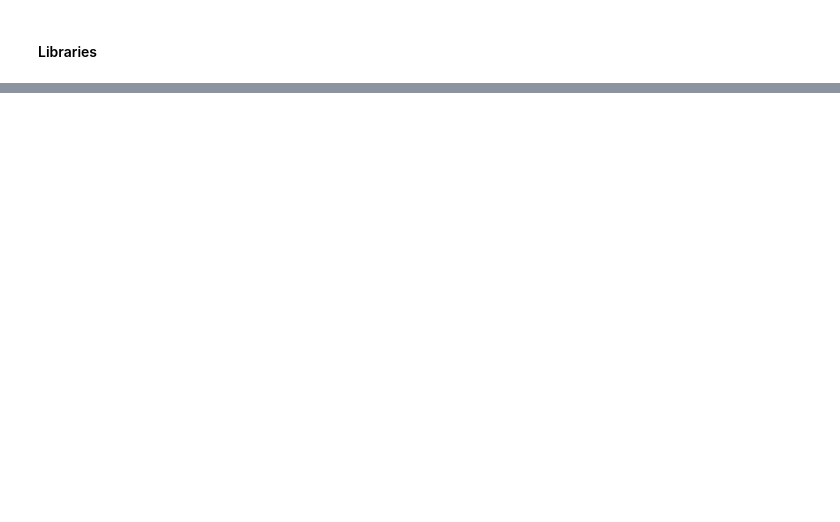
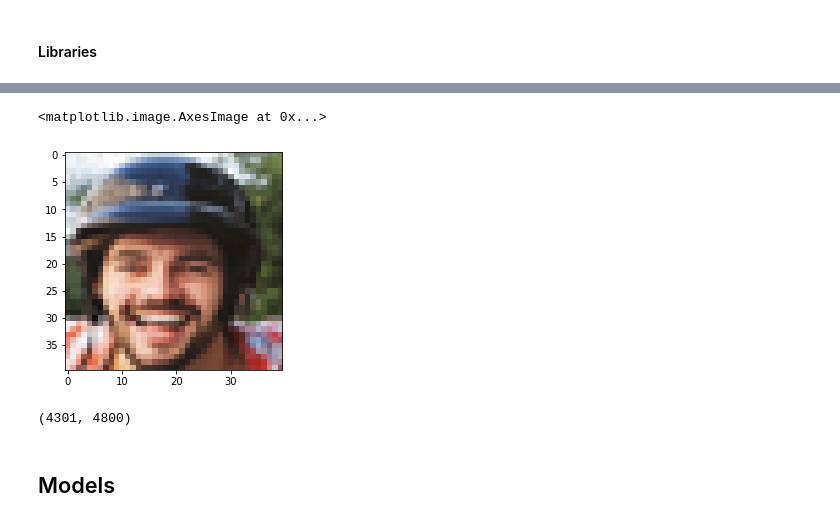
Before and after one commit to konstantinos-al/ml_project_quebec, a Jupyter notebook: Master_notebook_MASTER.ipynb, the cells around one changed output, grey strips where cells are left out. Drawn from its saved outputs; the diff is of its cells as text; code cells hidden in the pictures; blank space fills up the shorter version.

```diff
--- a/Master_notebook_MASTER.ipynb
+++ b/Master_notebook_MASTER.ipynb
@@ -215,0 +408,6 @@ full_imgs_labels = to_categorical(labels_array)
+# %%
+# testing that images appear correctly
+plt.imshow(cropped_imgs_array_rshp[1500].reshape(40, 40, 3))
+# %% [output]
+<matplotlib.image.AxesImage at 0x...>
+[figure, added]
@@ -215,0 +417,5 @@ full_imgs_labels = to_categorical(labels_array)
+# %%
+# final shape of input array
+cropped_imgs_array_final.shape
+# %% [output]
+(4301, 4800)
@@ -216 +434,3 @@ full_imgs_labels = to_categorical(labels_array)
+# %% [markdown]
+## Models
 # %% [markdown]
```
Also changed, not shown: parts of 70 cells of this notebook.
